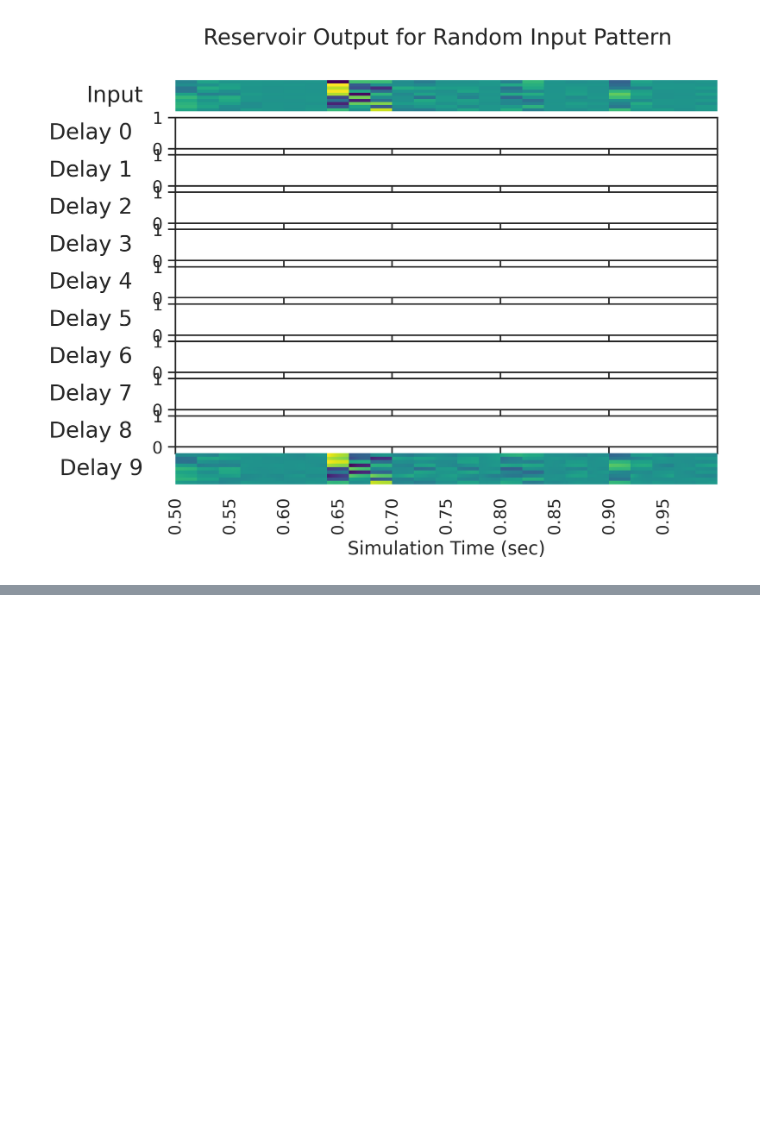
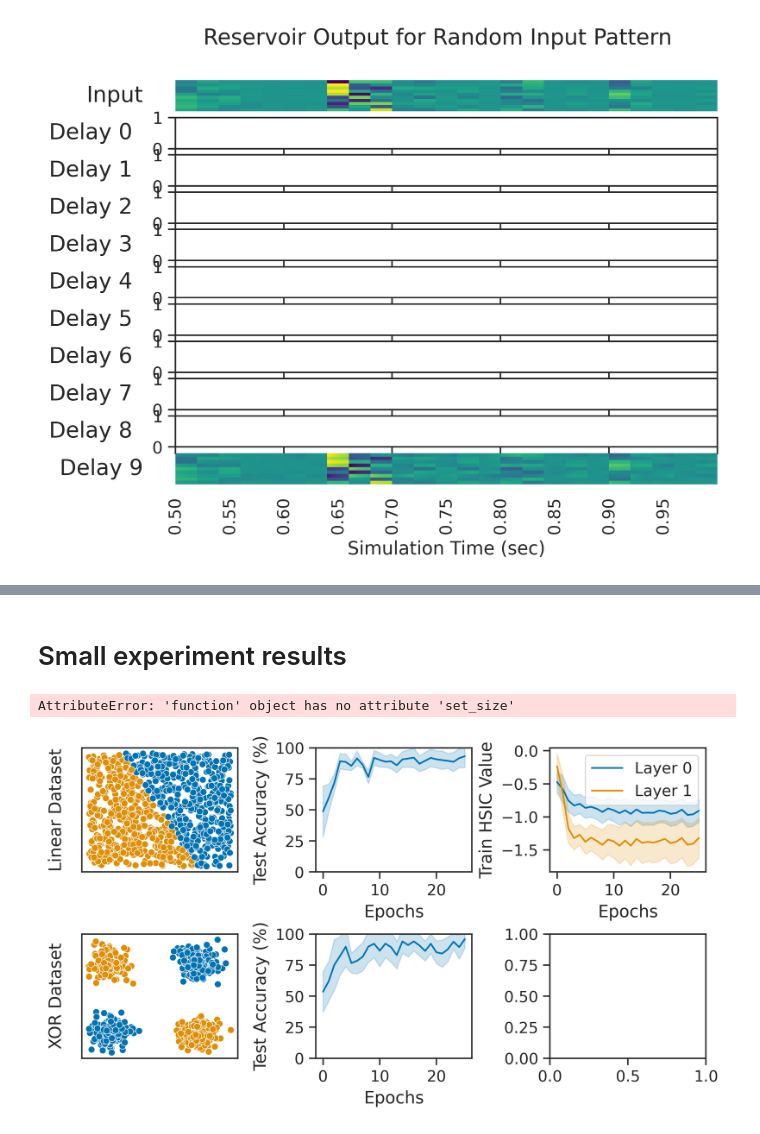
Before and after one commit to darsnack/biological-hsic, a Jupyter notebook: plotting.ipynb, the cells around one changed output, grey strips where cells are left out. Saved outputs shown, nothing was run; the diff lists cells and outputs as text; code cells hidden in the pictures; blank space fills up the shorter version.

Commit message:
Add all lif results

```diff
--- a/plotting.ipynb
+++ b/plotting.ipynb
@@ -158,0 +108,78 @@ Array([ 0.        ,  0.24740396,  0.47942555,  0.6816387 ,  0.841471  ,
+# %% [markdown]
+# Small experiment results
+# %%
+ckpt_path = "outputs/train-lif-biohsic/linear-results-2/checkpoints/"
+mgr = CheckpointManager(os.sep.join([os.getcwd(), ckpt_path]), PyTreeCheckpointer())
+linear_ckpt = mgr.restore(mgr.latest_step())
+
+ckpt_path = "outputs/train-lif-biohsic/xor-results-2/checkpoints/"
+mgr = CheckpointManager(os.sep.join([os.getcwd(), ckpt_path]), PyTreeCheckpointer())
+xor_ckpt = mgr.restore(mgr.latest_step())
+# %%
+linear_data = load_dataset("linear")["train"]
+xor_data = load_dataset("xor")["train"]
+# %%
+linear_acc = jnp.stack(linear_ckpt["metrics_history"]["test"]["accuracy"]) * 100
+xor_acc = jnp.stack(xor_ckpt["metrics_history"]["test"]["accuracy"]) * 100
+linear_hsic = jnp.stack([jnp.stack(linear_ckpt["metrics_history"]["train"][f"hsic_layer{i}"])
+                         for i in range(2)], axis=-1)
+xor_hsic = jnp.stack([jnp.stack(xor_ckpt["metrics_history"]["train"][f"hsic_layer{i}"])
+                      for i in range(3)], axis=-1)
+# %%
+fig, axs = plt.subplots(nrows=2, ncols=3, dpi=400, figsize=(8, 4))
+fig.subplots_adjust(hspace=0.5, wspace=0.5)
+
+sns.scatterplot(x=linear_data["input"][:, 0],
+                y=linear_data["input"][:, 1],
+                hue=linear_data["label"],
+                legend=False,
+                ax=axs[0, 0])
+axs[0, 0].tick_params(left=False, bottom=False)
+axs[0, 0].set_xticklabels([])
+axs[0, 0].set_yticklabels([])
+axs[0, 0].set_ylabel("Linear Dataset")
+sns.scatterplot(x=xor_data["input"][:, 0],
+                y=xor_data["input"][:, 1],
+                hue=xor_data["label"],
+                legend=False,
+                ax=axs[1, 0])
+axs[1, 0].tick_params(left=False, bottom=False)
+axs[1, 0].set_xticklabels([])
+axs[1, 0].set_yticklabels([])
+axs[1, 0].set_ylabel("XOR Dataset")
+epochs = jnp.repeat(jnp.arange(linear_acc.shape[0]), linear_acc.shape[1])
+sns.lineplot(x=epochs,
+             y=jnp.reshape(linear_acc, -1),
+             errorbar="sd",
+             ax=axs[0, 1])
+axs[0, 1].set_xlabel("Epochs")
+axs[0, 1].set_ylabel("Test Accuracy (%)")
+axs[0, 1].set_ylim(0, 100)
+sns.lineplot(x=epochs,
+             y=jnp.reshape(xor_acc, -1),
+             errorbar="sd",
+             ax=axs[1, 1])
+axs[1, 1].set_xlabel("Epochs")
+axs[1, 1].set_ylabel("Test Accuracy (%)")
+axs[1, 1].set_ylim(0, 100)
+for i in range(2):
+    sns.lineplot(x=epochs,
+                 y=jnp.reshape(linear_hsic[:, :, i], -1),
+                 errorbar="sd",
+                 label=f"Layer {i}",
+                 ax=axs[0, 2])
+axs[0, 2].set_xlabel("Epochs")
+axs[0, 2].set_ylabel("Train HSIC Value")
+for i in range(3):
+    sns.lineplot(x=epochs,
+                 y=jnp.reshape(xor_hsic[:, :, i], -1),
+                 errorbar="sd",
+                 label=f"Layer {i}",
+                 ax=axs[1, 2])
+axs[1, 2].set_xlabel("Epochs")
+axs[1, 2].set_ylabel("Train HSIC Value")
+fig.suptitle("Learning Rule Applied to Small Datasets")
+fig.savefig("small-experiment-results.pdf")
+# %% [output]
+AttributeError: 'function' object has no attribute 'set_size'
+[figure, added]
```
Also changed, not shown: parts of 5 cells of this notebook, 4 other files.
